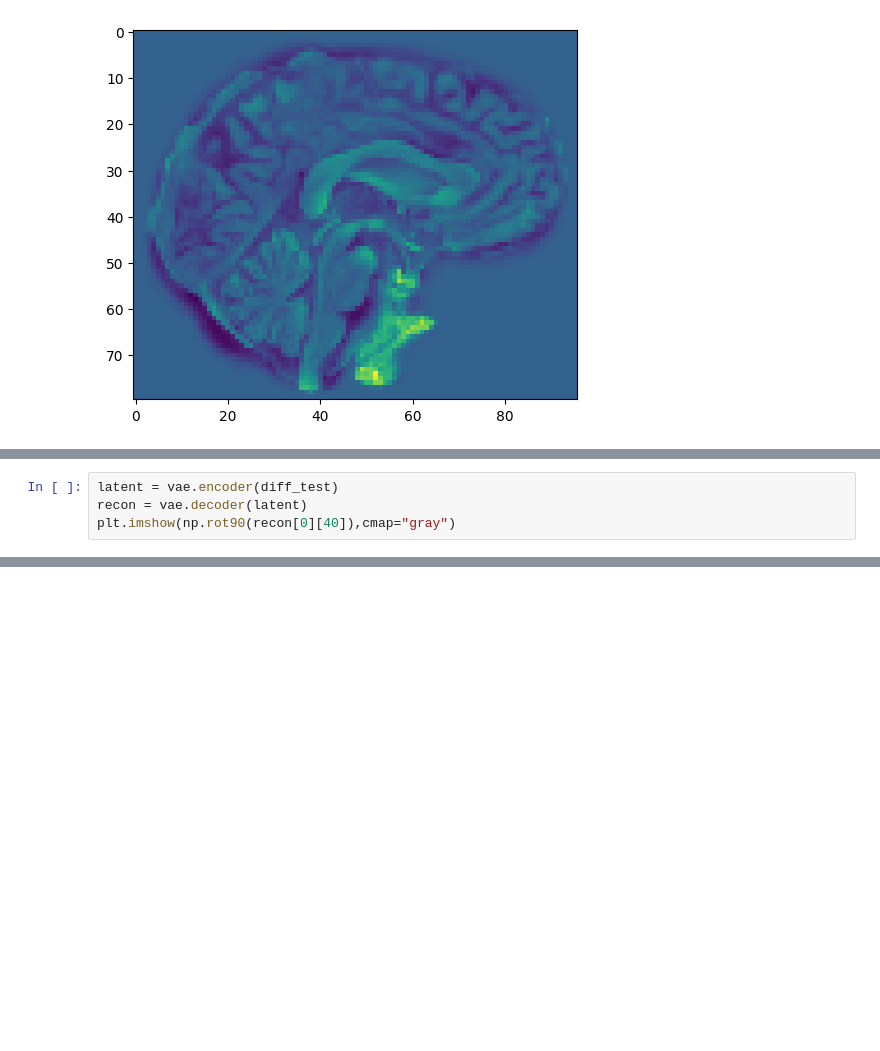
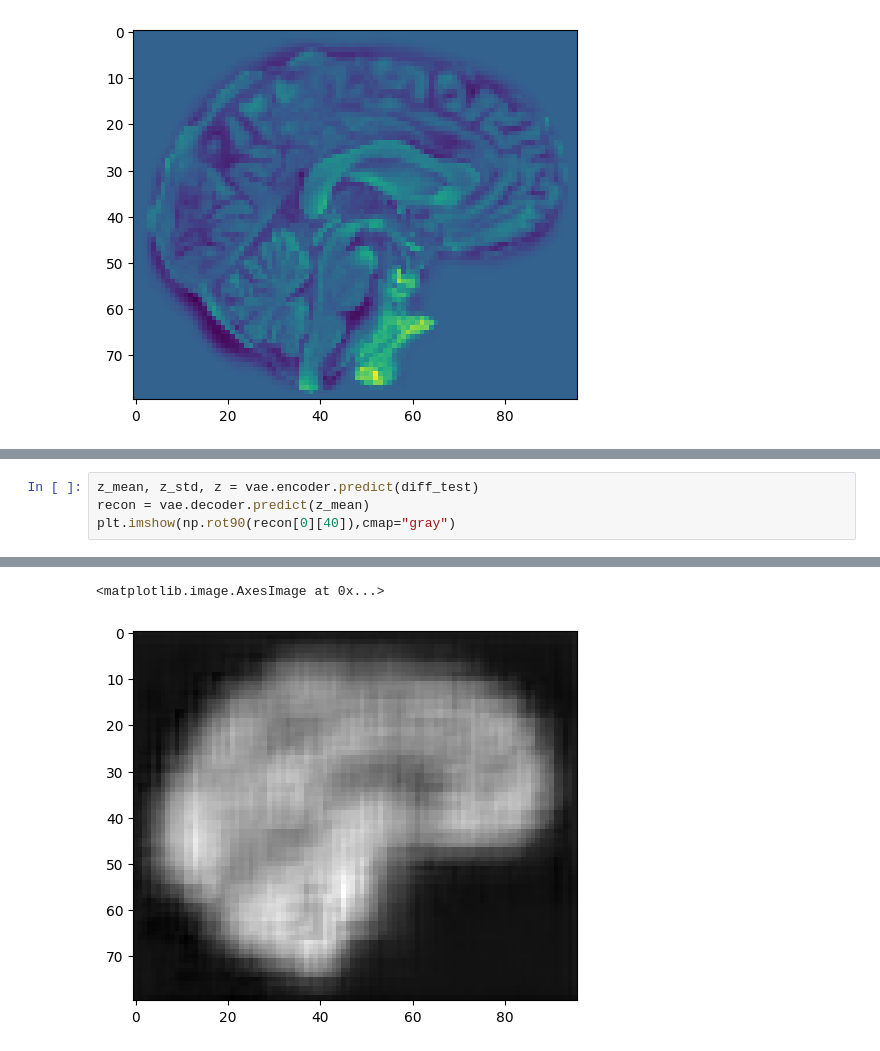
Before and after one commit to Vaakir/unsupervised-deep-learning-bachelor-thesis, a Jupyter notebook: test_vae.ipynb, the cells around one changed output, grey strips where cells are left out. Drawn from its saved outputs; the diff is of its cells as text; blank space fills up the shorter version.

Commit message:
Verify gaussian VAE encoding
Resolved broken VAE commit and created PCA plot on latent dimensions

```diff
--- a/test_vae.ipynb
+++ b/test_vae.ipynb
@@ -155,5 +144,5 @@ plt.show()
 # %%
-latent = vae.encoder(diff_test)
-recon = vae.decoder(latent)
+z_mean, z_std, z = vae.encoder.predict(diff_test)
+recon = vae.decoder.predict(z_mean)
 plt.imshow(np.rot90(recon[0][40]),cmap="gray")
 # %% [output]
@@ -163,0 +151,2 @@ array([[-0.10409513, -0.05109903, -0.11760604, -0.0026955 , -0.09964522,
+<matplotlib.image.AxesImage at 0x...>
+[figure, added]
```
Also changed, not shown: parts of 13 cells of this notebook.
